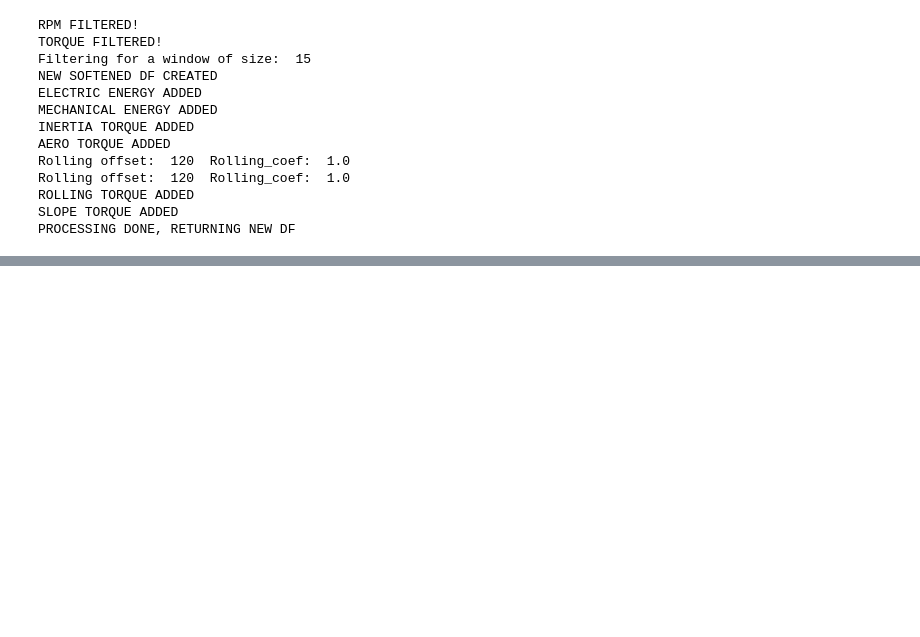
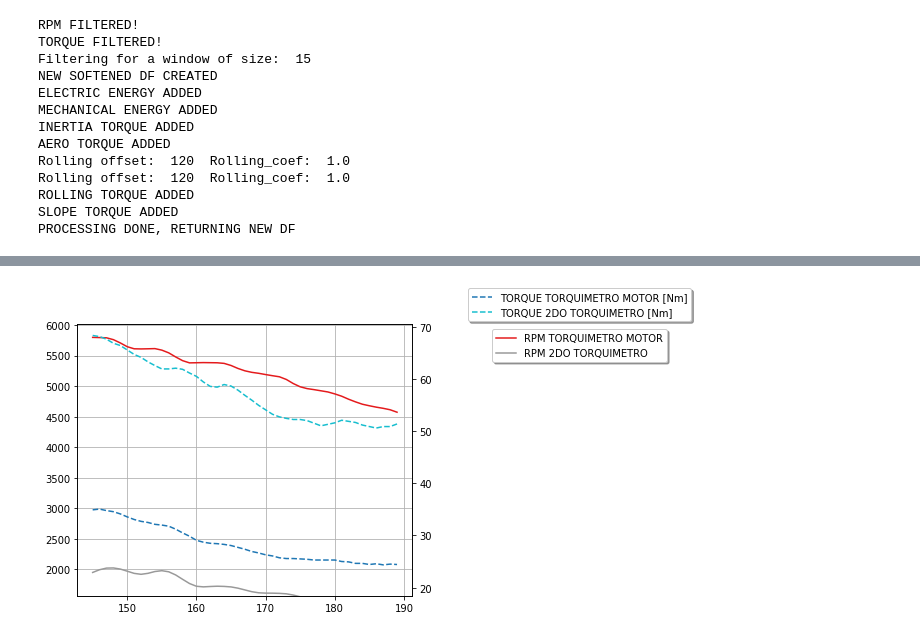
Before and after one commit to DanielSenseAI/transporte, a Jupyter notebook: AnalisisPruebas.ipynb, the cells around one changed output, grey strips where cells are left out. Cells and saved outputs as stored; diff of their text form; code cells hidden in the pictures; blank space fills up the shorter version.

```diff
--- a/AnalisisPruebas.ipynb
+++ b/AnalisisPruebas.ipynb
@@ -375 +445,5 @@ plot_prueba(data_f, mode = 0, ini=20, fin = 450)
+# %%
+plot_prueba(data_f, mode = 0, ini=145, fin = 190, h_size = 6, v_size = 5, label_w = 1.5)
+# %% [output]
+[figure, added]
 # %%
```
Also changed, not shown: parts of 19 cells of this notebook, 2 other files.
